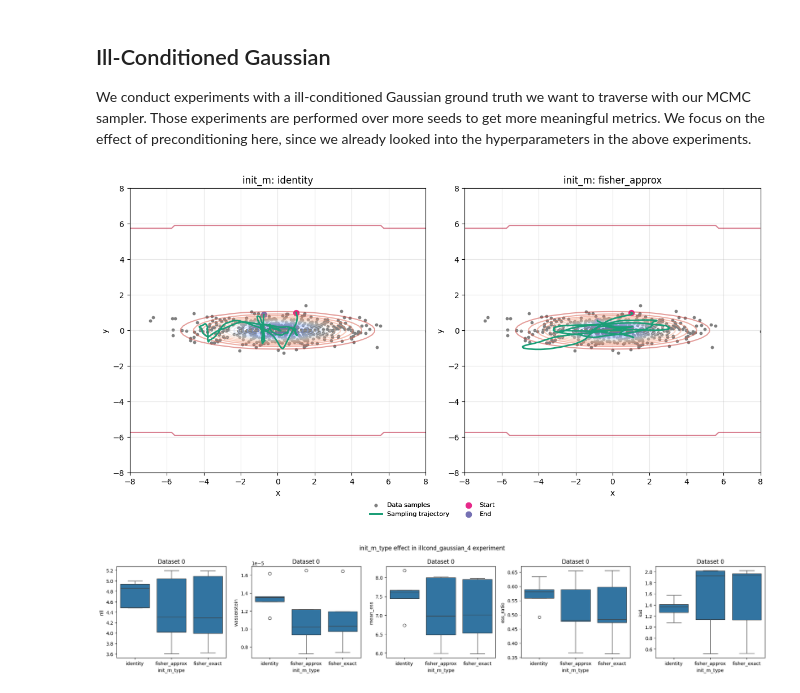
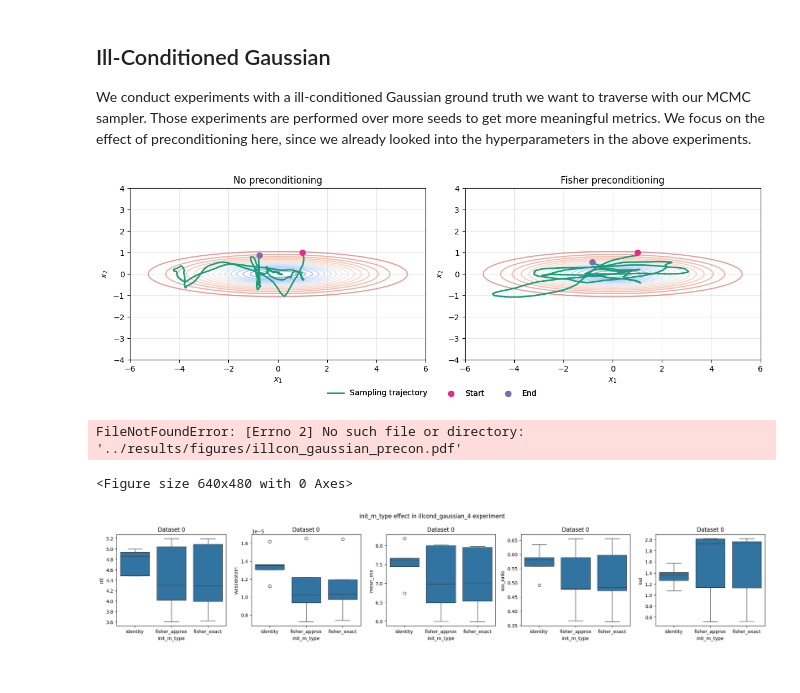
Before and after one commit to mo374z/enhancing-sgmcmc, a Jupyter notebook: notebooks/evaluate_experiments.ipynb, the cells around one changed output. Saved outputs shown, nothing was run; the diff lists cells and outputs as text; code cells hidden in the pictures.

```diff
--- a/notebooks/evaluate_experiments.ipynb
+++ b/notebooks/evaluate_experiments.ipynb
@@ -134,41 +134,48 @@ We conduct experiments with a ill-conditioned Gaussian ground truth we want to t
 experiment_name = "illcond_gaussian_4"
 df = load_experiment_data(experiment_name, remove_duplicates=True)
 # %%
-fig, axs = plt.subplots(1, 2, figsize=(12, 6))
+fig, axs = plt.subplots(1, 2, figsize=(12, 4))
+
+titles = ["No preconditioning", "Fisher preconditioning"]
 
 for i, init_m in enumerate(["identity", "fisher_approx"]):
     data, trajectory = run_experiment(
         means=jnp.array([[0.0, 0.0]]),
         covs=jnp.array([[[5.0, 0.0], [0.0, 0.2]]]),
         weights=jnp.array([1.0]),
         data_samples=500,
         mcmc_samples=500,
         init_position=jnp.array([1.0, 1.0]),
         init_m=init_m,
         mdecay=0.02,
         step_size=0.05,
         n_batches=5,
         seed=3,
     )
 
     plot_gmm_sampling(
         fig=fig,
         ax=axs[i],
         trajectory=trajectory,
         samples=data,
         means=jnp.array([[0.0, 0.0]]),
         covs=jnp.array([[[5.0, 0.0], [0.0, 0.2]]]),
         weights=jnp.array([1.0]),
-        title=f"init_m: {init_m}",
+        title=titles[i],
         plot_type="sampling",
-        xlim=(-8, 8),
-        ylim=(-8, 8),
+        show_samples=False,
+        xlim=(-6, 6),
+        ylim=(-4, 4),
     )
 
 plt.tight_layout()
 plt.show()
+
+plt.savefig("../results/figures/illcon_gaussian_precon.pdf", bbox_inches="tight")
 # %% [output]
-[figure, old version]
+[figure, new version]
+FileNotFoundError: [Errno 2] No such file or directory: '../results/figures/illcon_gaussian_precon.pdf'
+<Figure size 640x480 with 0 Axes>
 # %%
 parameter = "init_m_type"
 
```
Also changed, not shown: 24 other files.
